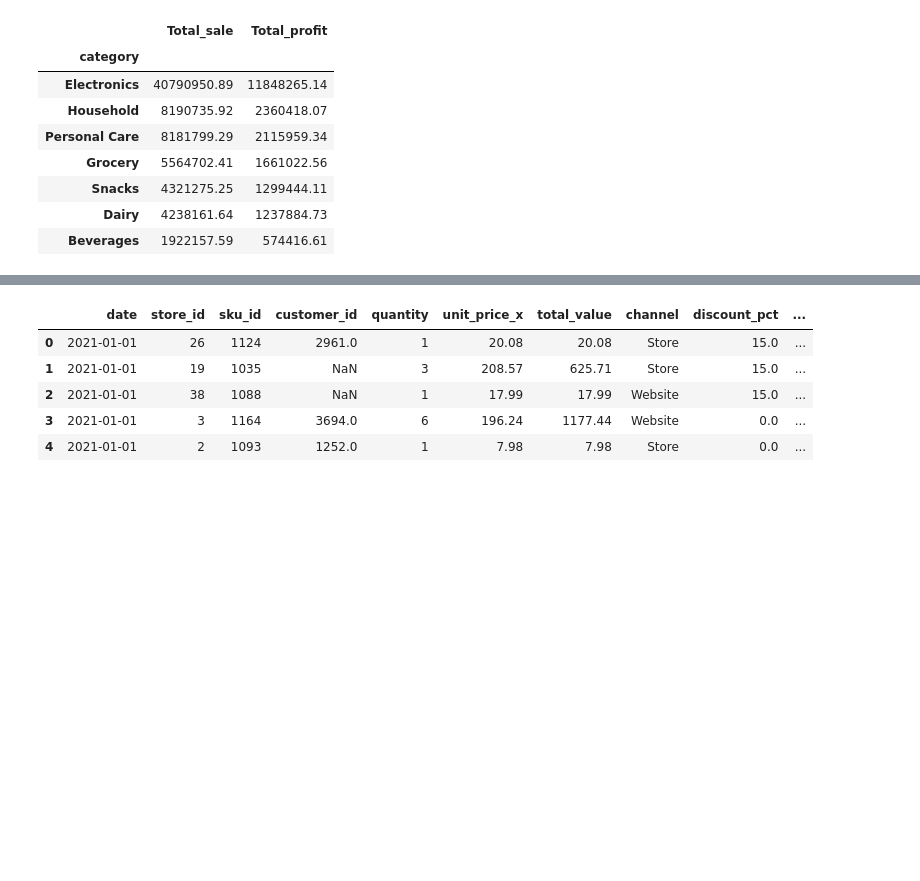
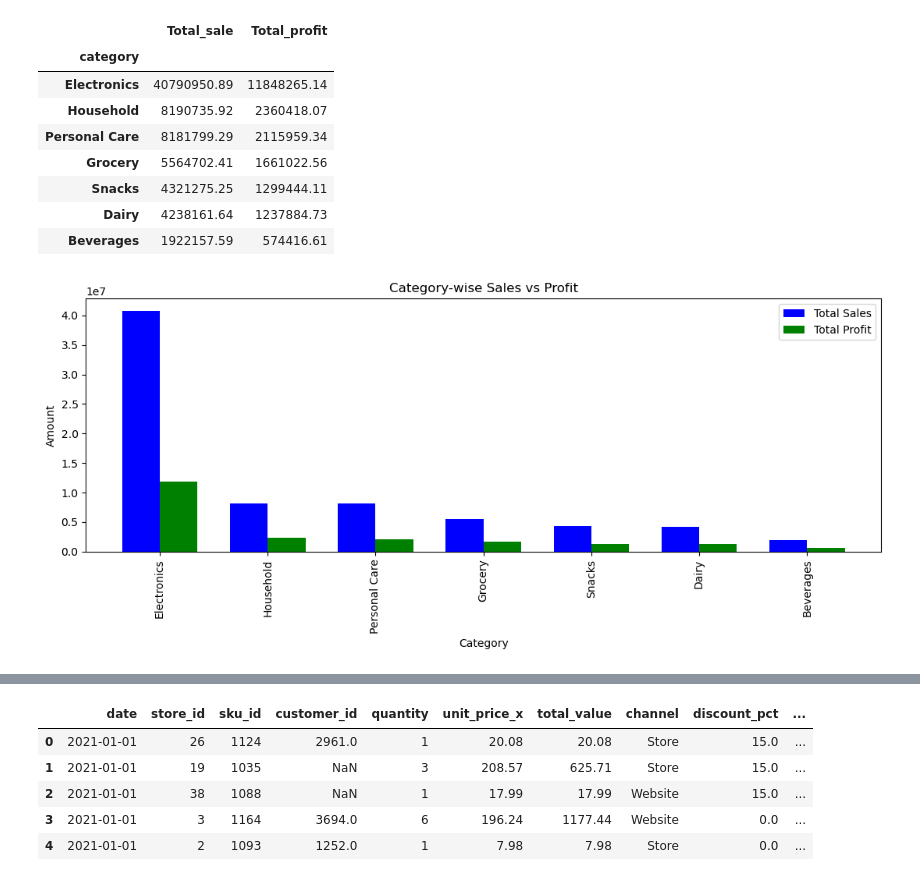
Before and after one commit to PankajmauryaDev/Retail_Analysis_python, a Jupyter notebook: python/analysis.ipynb, the cells around one changed output, grey strips where cells are left out. Saved outputs shown, nothing was run; the diff lists cells and outputs as text; code cells hidden in the pictures; blank space fills up the shorter version.

```diff
--- a/python/analysis.ipynb
+++ b/python/analysis.ipynb
@@ -521,3 +519,19 @@ catogry_perf
 | Beverages | 1922157.59 | 574416.61 |
 # %%
 # visu. -- bar chart
+
+x = np.arange(len(catogry_perf)) #
+width = 0.35
+
+plt.figure(figsize=(11,5))
+plt.bar(x-width/2, catogry_perf['Total_sale'], width=width, label='Total Sales', color='blue')
+plt.bar(x+width/2, catogry_perf['Total_profit'], width=width, label='Total Profit', color='green')
+plt.xticks(x, catogry_perf.index, rotation=90)
+plt.ylabel('Amount')
+plt.xlabel('Category')
+plt.title('Category-wise Sales vs Profit')
+plt.legend()
+plt.tight_layout()
+plt.show()
+# %% [output]
+[figure, added]
```
Also changed, not shown: parts of 22 cells of this notebook, 2 other files.
